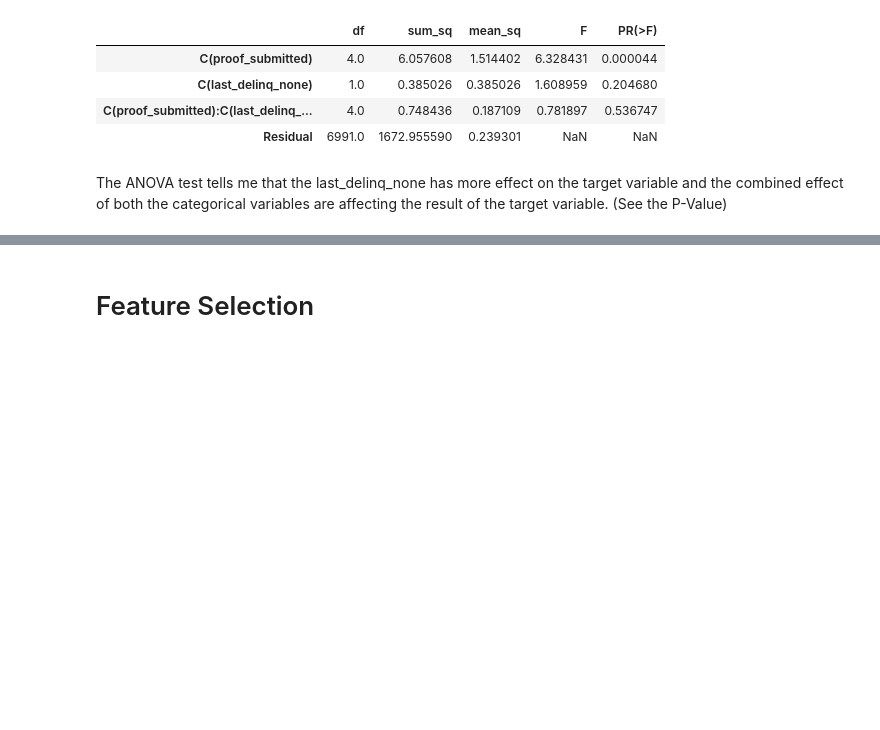
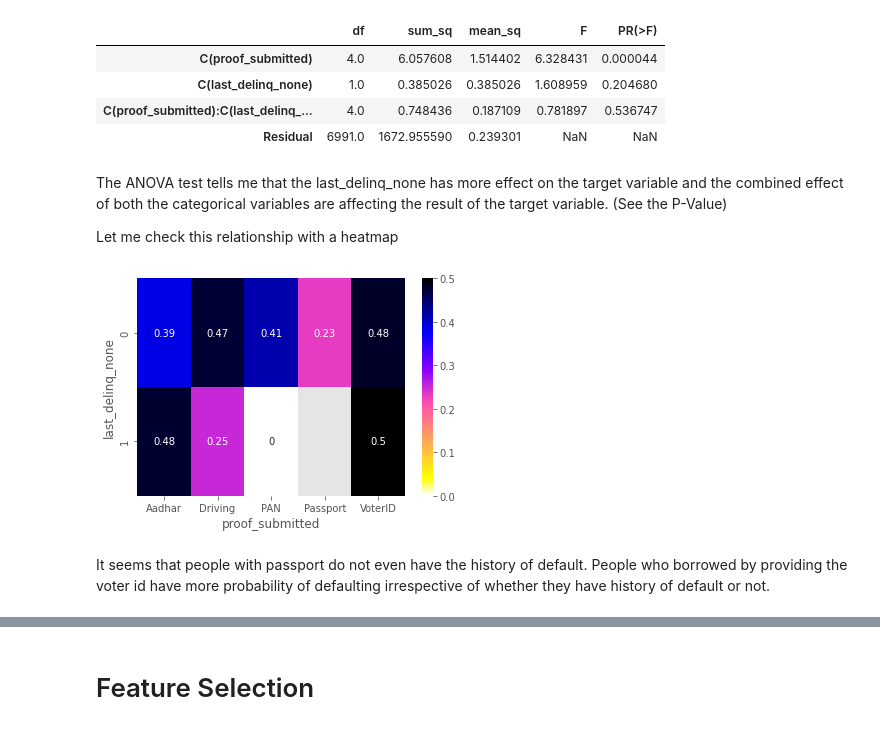
Before and after one commit to Deepakvk18/Machine-Learning, a Jupyter notebook: loan-defaulter-prediction.ipynb, the cells around one changed output, grey strips where cells are left out. Drawn from its saved outputs; the diff is of its cells as text; code cells hidden in the pictures; blank space fills up the shorter version.

Commit message:
Kaggle Notebook | Loan Defaulter Prediction | Version 20

```diff
--- a/loan-defaulter-prediction.ipynb
+++ b/loan-defaulter-prediction.ipynb
@@ -317,3 +317,14 @@ sm.stats.anova_lm(model)
 | Residual | 6991.0 | 1672.955590 | 0.239301 | NaN | NaN |
 # %% [markdown]
 The ANOVA test tells me that the last_delinq_none has more effect on the target variable and the combined effect of both the categorical variables are affecting the result of the target variable. (See the P-Value)
+
+Let me check this relationship with a heatmap
+# %%
+heat_map = eda_df.groupby(by=['proof_submitted','last_delinq_none']).agg({'loan_id':'count','loan_default':'mean'}).reset_index()
+sns.heatmap(pd.pivot_table(data=heat_map, columns='proof_submitted',index='last_delinq_none',values='loan_default')
+            ,cmap='gnuplot2_r',annot=True);
+# %% [output]
+[figure, added]
+# %% [markdown]
+It seems that people with passport do not even have the history of default.
+People who borrowed by providing the voter id have more probability of defaulting irrespective of whether they have history of default or not.
```
Also changed, not shown: parts of 21 cells of this notebook.
